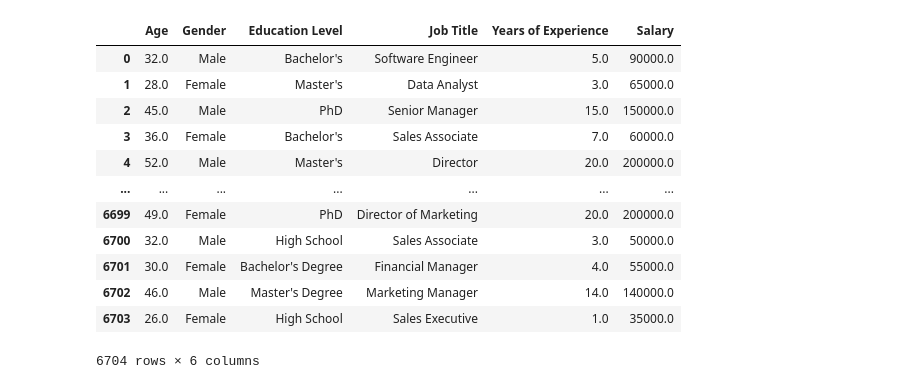
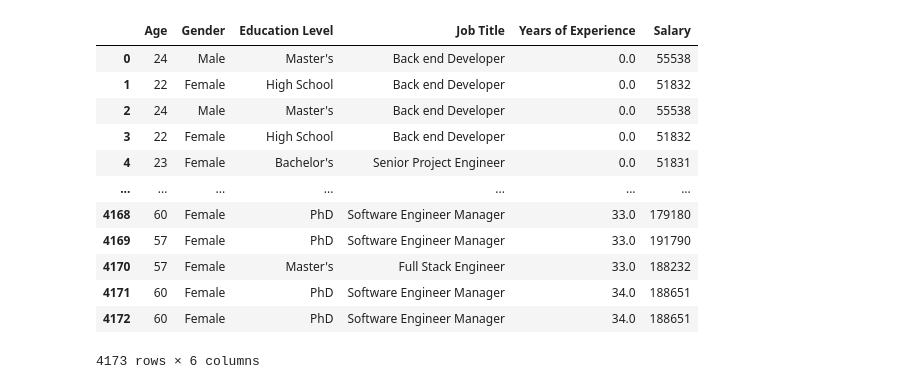
Before and after one commit to carsonnj/Project-3---Data-Analyst-Jobs, a Jupyter notebook: SalariesPlotly/Salaries.ipynb, the cells around one changed output. Saved outputs shown, nothing was run; the diff lists cells and outputs as text; code cells hidden in the pictures.

```diff
--- a/SalariesPlotly/Salaries.ipynb
+++ b/SalariesPlotly/Salaries.ipynb
@@ -6,22 +6,22 @@ from pathlib import Path
 import plotly.graph_objects as go
 import json
 # %%
-salary_df= pd.read_csv("../Resources/Salary_Data.csv")
+salary_df= pd.read_csv("../Resources/Salary_Data_Cleaned.csv")
 salary_df
 # %% [output]
 |  | Age | Gender | Education Level | Job Title | Years of Experience | Salary |
-| 0 | 32.0 | Male | Bachelor's | Software Engineer | 5.0 | 90000.0 |
-| 1 | 28.0 | Female | Master's | Data Analyst | 3.0 | 65000.0 |
-| 2 | 45.0 | Male | PhD | Senior Manager | 15.0 | 150000.0 |
-| 3 | 36.0 | Female | Bachelor's | Sales Associate | 7.0 | 60000.0 |
-| 4 | 52.0 | Male | Master's | Director | 20.0 | 200000.0 |
+| 0 | 24 | Male | Master's | Back end Developer | 0.0 | 55538 |
+| 1 | 22 | Female | High School | Back end Developer | 0.0 | 51832 |
+| 2 | 24 | Male | Master's | Back end Developer | 0.0 | 55538 |
+| 3 | 22 | Female | High School | Back end Developer | 0.0 | 51832 |
+| 4 | 23 | Female | Bachelor's | Senior Project Engineer | 0.0 | 51831 |
 | ... | ... | ... | ... | ... | ... | ... |
-| 6699 | 49.0 | Female | PhD | Director of Marketing | 20.0 | 200000.0 |
-| 6700 | 32.0 | Male | High School | Sales Associate | 3.0 | 50000.0 |
-| 6701 | 30.0 | Female | Bachelor's Degree | Financial Manager | 4.0 | 55000.0 |
-| 6702 | 46.0 | Male | Master's Degree | Marketing Manager | 14.0 | 140000.0 |
-| 6703 | 26.0 | Female | High School | Sales Executive | 1.0 | 35000.0 |
+| 4168 | 60 | Female | PhD | Software Engineer Manager | 33.0 | 179180 |
+| 4169 | 57 | Female | PhD | Software Engineer Manager | 33.0 | 191790 |
+| 4170 | 57 | Female | Master's | Full Stack Engineer | 33.0 | 188232 |
+| 4171 | 60 | Female | PhD | Software Engineer Manager | 34.0 | 188651 |
+| 4172 | 60 | Female | PhD | Software Engineer Manager | 34.0 | 188651 |
-6704 rows × 6 columns
+4173 rows × 6 columns
 # %%
 years_of_exp = salary_df.groupby('Years of Experience')['Salary'].mean().reset_index()
 
```
Also changed, not shown: parts of 3 cells of this notebook, 3 other files.
